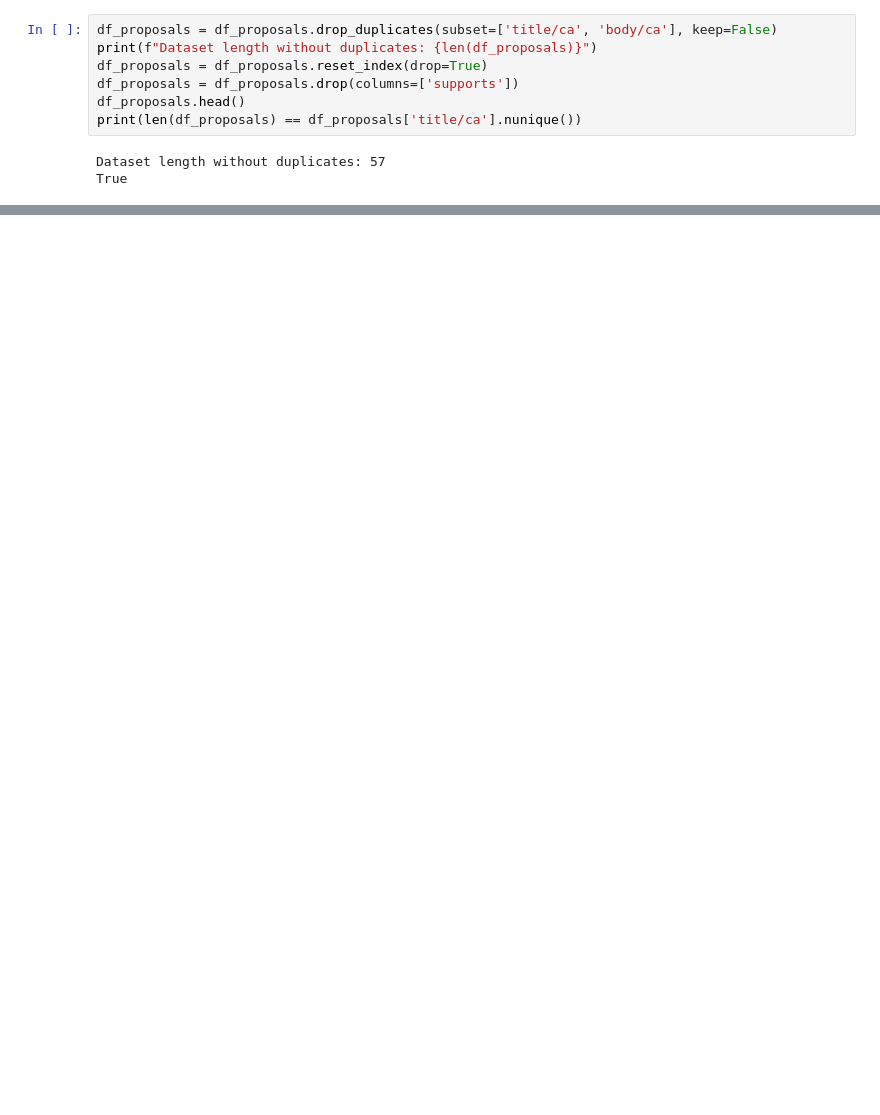
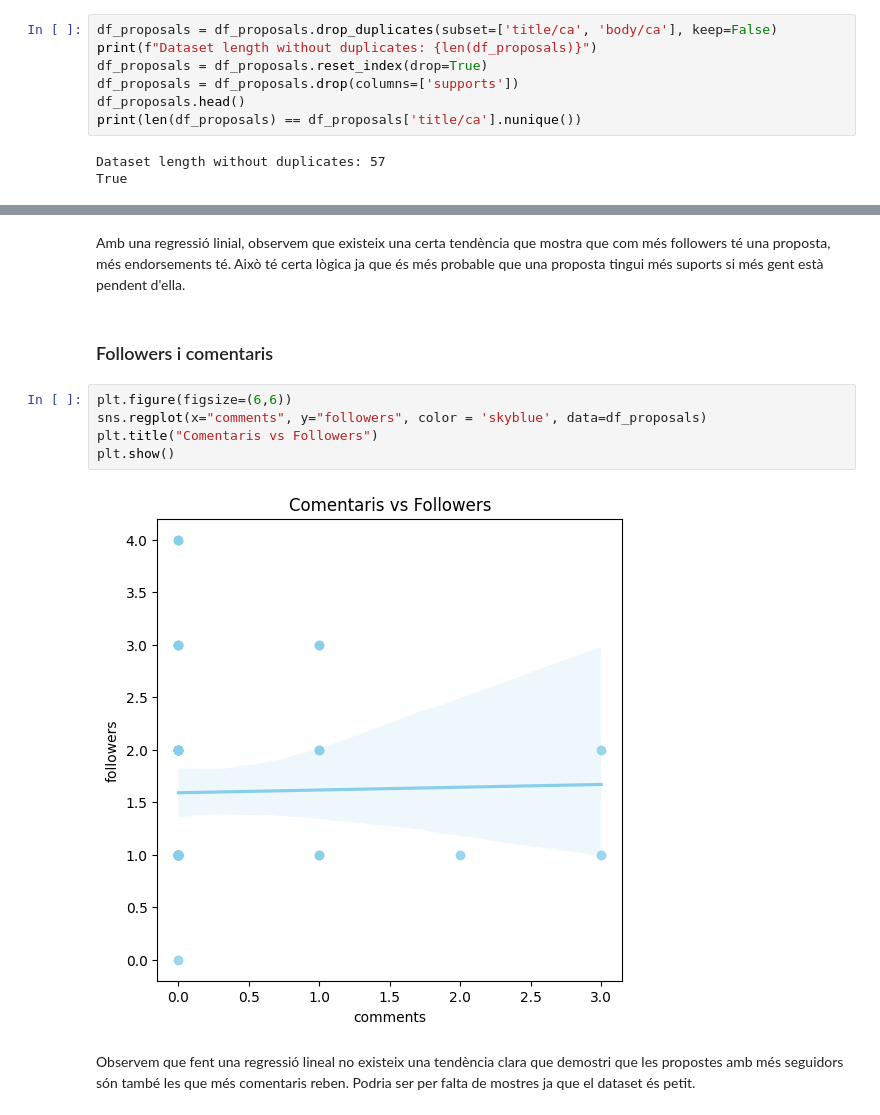
Before and after one commit to NoOPeEKS/dades-assemblea-clima, a Jupyter notebook: exploracio_csv.ipynb, the cells around one changed output, grey strips where cells are left out. Saved outputs shown, nothing was run; the diff lists cells and outputs as text; blank space fills up the shorter version.

```diff
--- a/exploracio_csv.ipynb
+++ b/exploracio_csv.ipynb
@@ -781,0 +796,13 @@ True
+# %% [markdown]
+Amb una regressió linial, observem que existeix una certa tendència que mostra que com més followers té una proposta, més endorsements té. Això té certa lògica ja que és més probable que una proposta tingui més suports si més gent està pendent d'ella.
+# %% [markdown]
+### Followers i comentaris
+# %%
+plt.figure(figsize=(6,6))
+sns.regplot(x="comments", y="followers", color = 'skyblue', data=df_proposals)
+plt.title("Comentaris vs Followers")
+plt.show()
+# %% [output]
+[figure, added]
+# %% [markdown]
+Observem que fent una regressió lineal no existeix una tendència clara que demostri que les propostes amb més seguidors són també les que més comentaris reben. Podria ser per falta de mostres ja que el dataset és petit.
```
Also changed, not shown: parts of 5 cells of this notebook.
